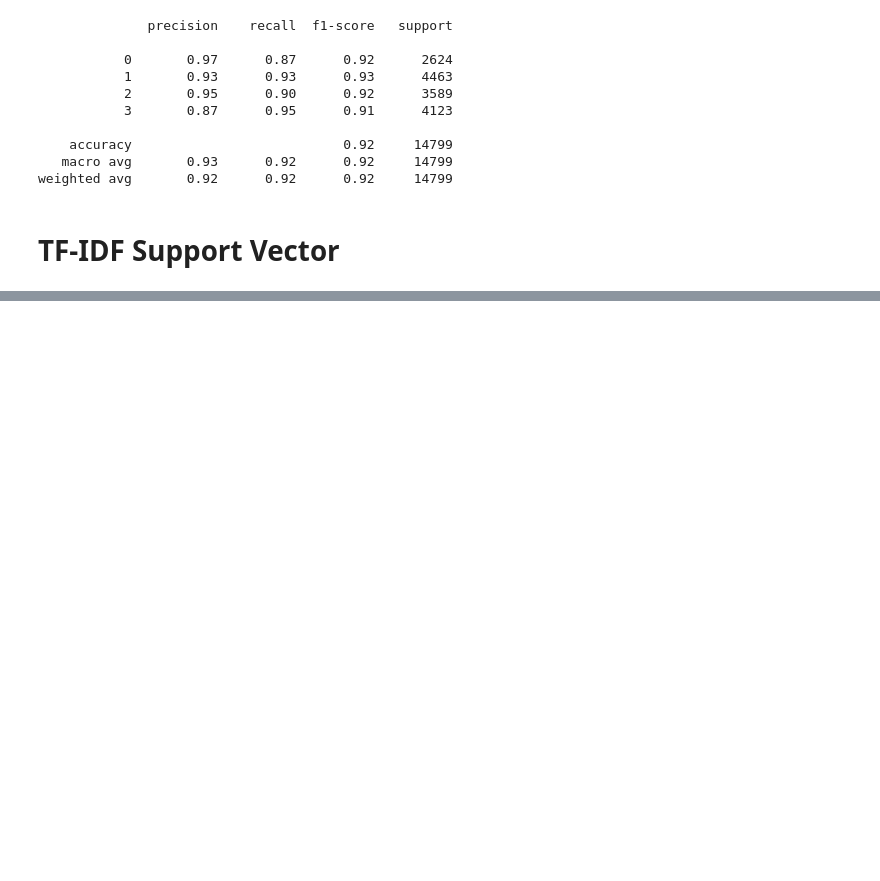
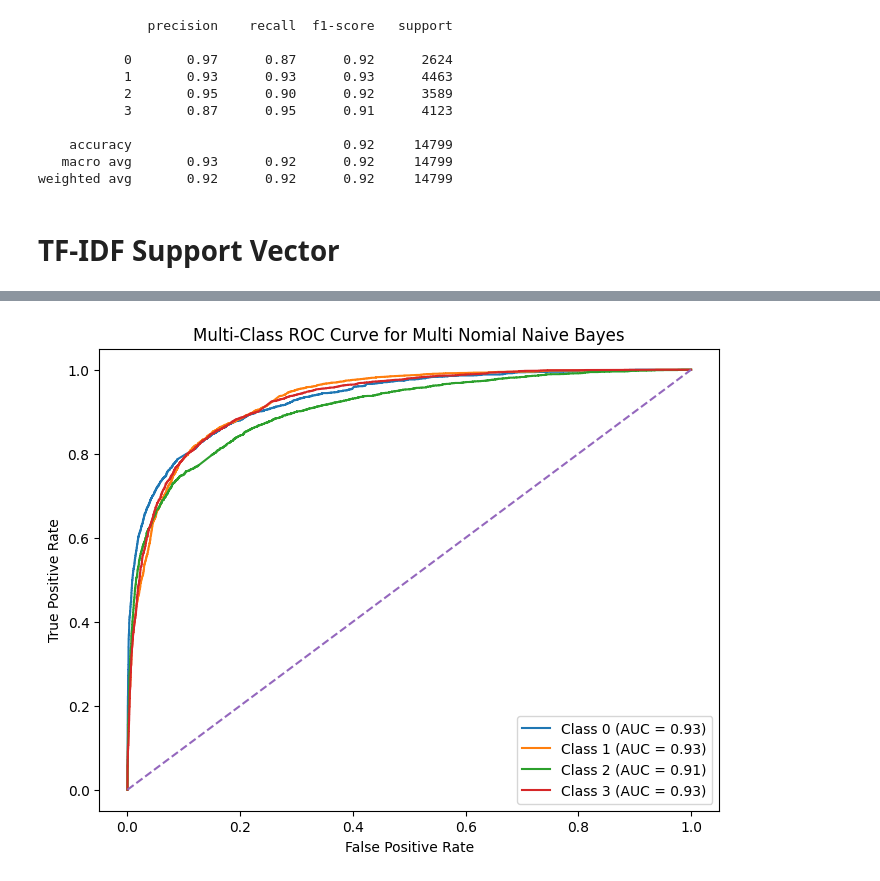
Before and after one commit to Prajwal-Luitel/Twitter-Sentiment-Analysis, a Jupyter notebook: Twitter_Sentiment_Analysis.ipynb, the cells around one changed output, grey strips where cells are left out. Saved outputs shown, nothing was run; the diff lists cells and outputs as text; code cells hidden in the pictures; blank space fills up the shorter version.

```diff
--- a/Twitter_Sentiment_Analysis.ipynb
+++ b/Twitter_Sentiment_Analysis.ipynb
@@ -280,11 +298,9 @@ def display_confusion_matrix(y_true, y_pred, title=None):
 from sklearn.preprocessing import label_binarize
 from sklearn.metrics import roc_curve, auc
 
-def display_ROC(y_true, y_pred,classes_, title=None):
-  y_test_bin = label_binarize(y_test, classes=classes_)
-
-  # Predict probabilities for all classes
-  y_prob = random_forest.predict_proba(X_test)
+def display_ROC(y_test, y_prob, classes_, title=""):
+  # Binarize the output
+  y_test_bin = label_binarize(y_test, classes= classes_)
 
   plt.figure(figsize=(8, 6))
 
@@ -340,0 +368,4 @@ classification_report = display_classification_report(y_test, y_pred)
+# %%
+display_ROC(y_test, y_prob, multinomial_nb.classes_, title="Multi Nomial Naive Bayes")
+# %% [output]
+[figure, added]
```
Also changed, not shown: parts of 21 cells of this notebook.
